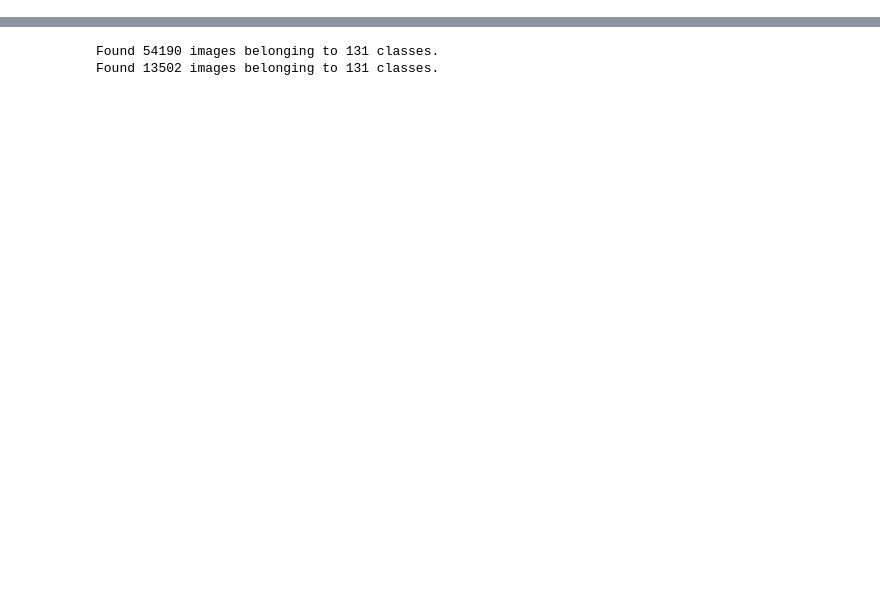
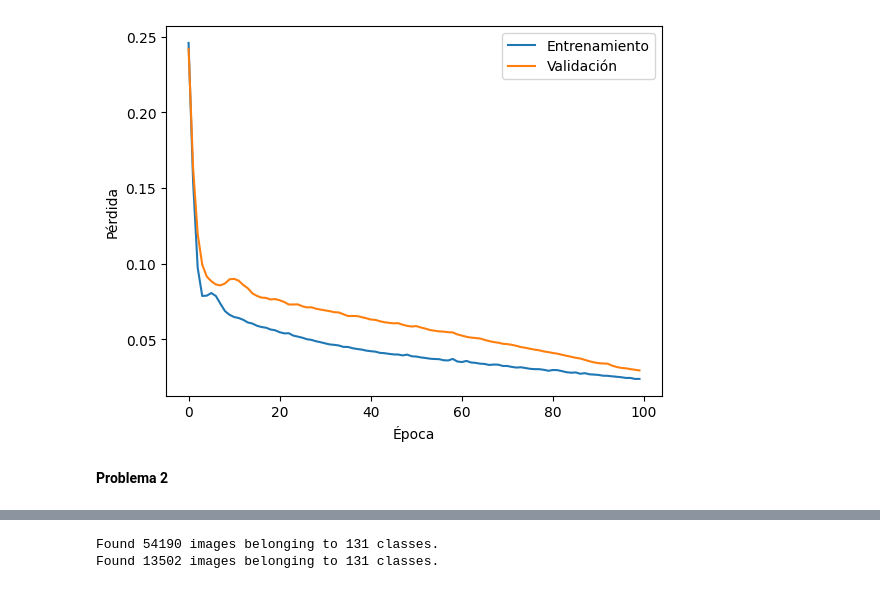
Before and after one commit to odguzmanv/IAyMinirobots, a Jupyter notebook: Tarea5.ipynb, the cells around one changed output, grey strips where cells are left out. Saved outputs shown, nothing was run; the diff lists cells and outputs as text; code cells hidden in the pictures; blank space fills up the shorter version.

```diff
--- a/Tarea5.ipynb
+++ b/Tarea5.ipynb
@@ -48,0 +33,35 @@ classes = sorted([d for d in os.listdir(train_data_dir) if os.path.isdir(os.path
+# %%
+import numpy as np
+from sklearn.preprocessing import MinMaxScaler
+
+# Seleccionar características y variable objetivo
+X = data[['Ecopetrol', 'Bancolombia', 'Brent']]
+y = data['TRM']
+
+# Normalizar los datos
+scaler_X = MinMaxScaler()
+scaler_y = MinMaxScaler()
+
+X_scaled = scaler_X.fit_transform(X)
+y_scaled = scaler_y.fit_transform(y.values.reshape(-1, 1))
+
+# Dividir en conjunto de entrenamiento y prueba
+from sklearn.model_selection import train_test_split
+
+X_train, X_test, y_train, y_test = train_test_split(X_scaled, y_scaled, test_size=0.2, random_state=42)
+# %%
+import tensorflow as tf
+from tensorflow.keras.models import Sequential
+from tensorflow.keras.layers import Dense
+
+# Crear el modelo de la red neuronal
+model = Sequential()
+model.add(Dense(64, input_dim=3, activation='relu'))  # Capa de entrada y primera capa oculta
+model.add(Dense(64, activation='relu'))  # Segunda capa oculta
+model.add(Dense(1))  # Capa de salida
+
+# Compilar el modelo
+model.compile(optimizer='adam', loss='mean_squared_error')
+
+# Entrenar el modelo
+history = model.fit(X_train, y_train, epochs=100, validation_split=0.2, batch_size=10, verbose=1)
@@ -48,0 +86,14 @@ classes = sorted([d for d in os.listdir(train_data_dir) if os.path.isdir(os.path
+# %%
+import matplotlib.pyplot as plt
+
+# Graficar la pérdida durante el entrenamiento
+plt.plot(history.history['loss'], label='Entrenamiento')
+plt.plot(history.history['val_loss'], label='Validación')
+plt.xlabel('Época')
+plt.ylabel('Pérdida')
+plt.legend()
+plt.show()
+# %% [output]
+[figure, added]
+# %% [markdown]
+**Problema 2**
```
Also changed, not shown: parts of 29 cells of this notebook, 2 other files.
